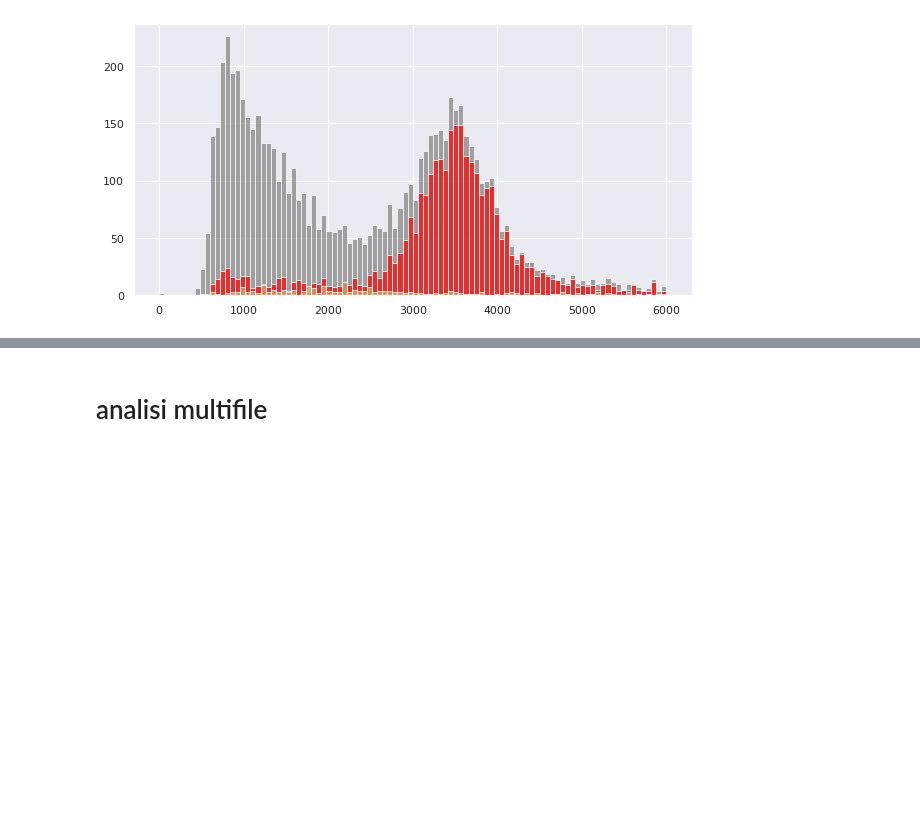
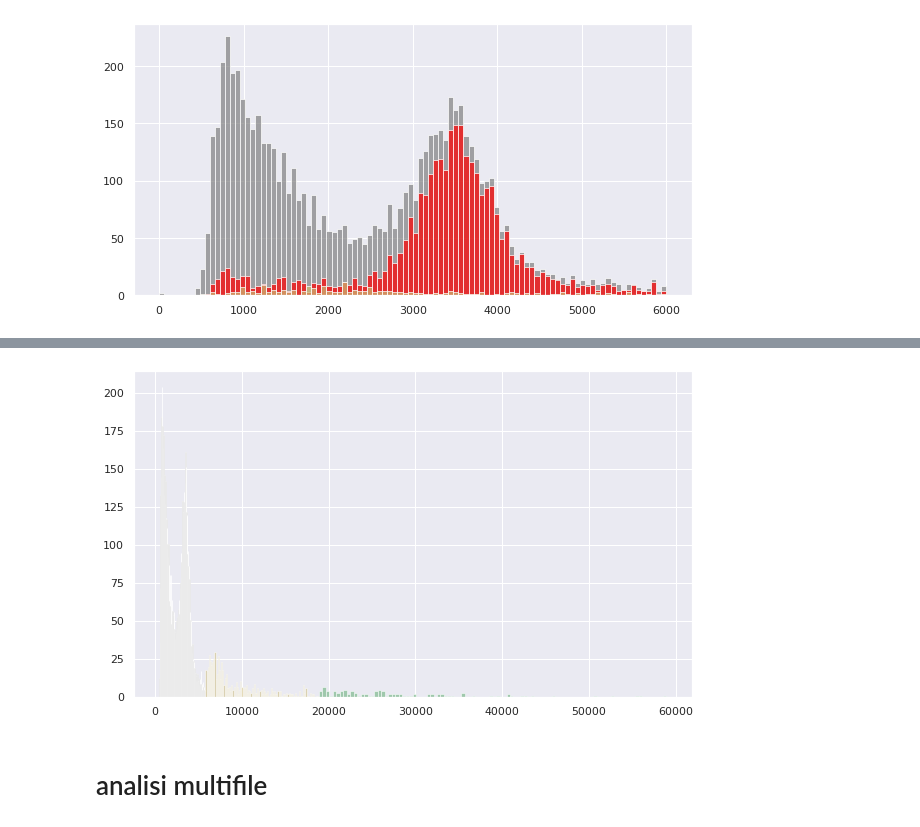
Before and after one commit to gmazzitelli/cygno_cloud, a Jupyter notebook: AnalisiCluster.ipynb, the cells around one changed output, grey strips where cells are left out. Saved outputs shown, nothing was run; the diff lists cells and outputs as text; code cells hidden in the pictures; blank space fills up the shorter version.

```diff
--- a/AnalisiCluster.ipynb
+++ b/AnalisiCluster.ipynb
@@ -450,3 +436,14 @@ ValueError: Input contains NaN, infinity or a value too large for dtype('float64
+# %%
+fig, ax = plt.subplots(figsize=(10,6))
+from mpl_toolkits.mplot3d import Axes3D
+
+plt.hist(features.photons[features.cluster==0], bins=100, color='k', alpha=0.8)
+plt.hist(features.photons[features.cluster==1], bins=100, color='y', alpha=0.5)
+plt.hist(features.photons[features.cluster==2], bins=100, color='g', alpha=0.5)
+
+plt.show()
+# %% [output]
+[figure, added]
 # %% [markdown]
 # analisi multifile
 # %%
```
Also changed, not shown: parts of 8 cells of this notebook, 1 other file.
